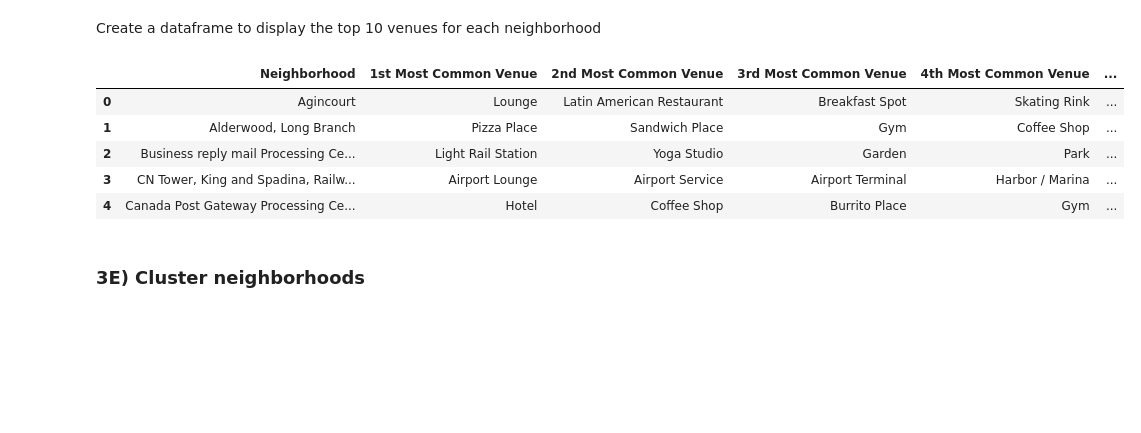
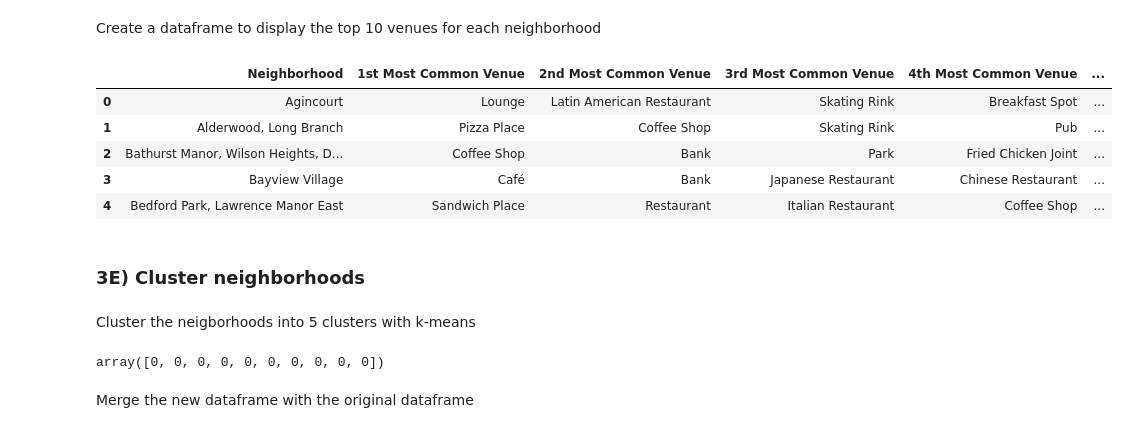
Before and after one commit to MarkusMlineritsch/TestRepo, a Jupyter notebook: Applied Data Science Capstone Assignment Week 3.ipynb, the cells around one changed output. Drawn from its saved outputs; the diff is of its cells as text; code cells hidden in the pictures; blank space fills up the shorter version.

```diff
--- a/Applied Data Science Capstone Assignment Week 3.ipynb
+++ b/Applied Data Science Capstone Assignment Week 3.ipynb
@@ -308,6 +305,7 @@ radius = 500
 
 toronto_venues = getNearbyVenues(
     names=df_tor_comb["Neighborhood"],
+    boroughs=df_tor_comb["Borough"],
     latitudes=df_tor_comb["Latitude"],
     longitudes=df_tor_comb["Longitude"]
 )
@@ -387,6 +384,7 @@ toronto_onehot = pd.get_dummies(toronto_venues[['Venue Category']], prefix="", p
 
 # add neighborhood column back to dataframe
 toronto_onehot['Neighborhood'] = toronto_venues['Neighborhood']
+toronto_onehot['Borough'] = toronto_venues['Borough']
 
 # move neighborhood column to the first column
 fixed_columns = [toronto_onehot.columns[-1]] + list(toronto_onehot.columns[:-1])
@@ -406,5 +424,5 @@ Group rows by neighborhood and calculate the mean of the frequency of each categ
 # %%
-toronto_grouped = toronto_onehot.groupby('Neighborhood').mean().reset_index()
+toronto_grouped = toronto_onehot.groupby(['Neighborhood', 'Borough']).mean().reset_index()
 print("Shape of new dataframe:", toronto_grouped.shape)
 toronto_grouped
 # %% [output]
@@ -429,5 +447,7 @@ Shape of new dataframe: (42, 204)
 # %% [markdown]
 Print the top 5 most common venues of each neighborhood
+# %%
+toronto_grouped.drop("Borough", axis=1, inplace=True)
 # %%
 num_top_venues = 5
 
@@ -471,30 +491,47 @@ Create a dataframe to display the top 10 venues for each neighborhood
 # %%
 num_top_venues = 10
 
 indicators = ['st', 'nd', 'rd']
 
 # create columns according to number of top venues
 columns = ['Neighborhood']
 for ind in np.arange(num_top_venues):
     try:
-        columns.append('{}{} Most Common Venue'.format(ind+1, indicators[ind]))
+        columns.append(f'{ind+1}{indicators[ind]} Most Common Venue')
     except:
-        columns.append('{}th Most Common Venue'.format(ind+1))
+        columns.append(f'{ind+1}th Most Common Venue')
 
 # create a new dataframe
 neighborhoods_venues_sorted = pd.DataFrame(columns=columns)
 neighborhoods_venues_sorted['Neighborhood'] = toronto_grouped['Neighborhood']
 
 for ind in np.arange(toronto_grouped.shape[0]):
     neighborhoods_venues_sorted.iloc[ind, 1:] = return_most_common_venues(toronto_grouped.iloc[ind, :], num_top_venues)
 
 neighborhoods_venues_sorted.head()
 # %% [output]
 |  | Neighborhood | 1st Most Common Venue | 2nd Most Common Venue | 3rd Most Common Venue | 4th Most Common Venue | ... |
-| 0 | Agincourt | Lounge | Latin American Restaurant | Breakfast Spot | Skating Rink | ... |
-| 1 | Alderwood, Long Branch | Pizza Place | Sandwich Place | Gym | Coffee Shop | ... |
-| 2 | Business reply mail Processing Ce... | Light Rail Station | Yoga Studio | Garden | Park | ... |
-| 3 | CN Tower, King and Spadina, Railw... | Airport Lounge | Airport Service | Airport Terminal | Harbor / Marina | ... |
-| 4 | Canada Post Gateway Processing Ce... | Hotel | Coffee Shop | Burrito Place | Gym | ... |
+| 0 | Agincourt | Lounge | Latin American Restaurant | Skating Rink | Breakfast Spot | ... |
+| 1 | Alderwood, Long Branch | Pizza Place | Coffee Shop | Skating Rink | Pub | ... |
+| 2 | Bathurst Manor, Wilson Heights, D... | Coffee Shop | Bank | Park | Fried Chicken Joint | ... |
+| 3 | Bayview Village | Café | Bank | Japanese Restaurant | Chinese Restaurant | ... |
+| 4 | Bedford Park, Lawrence Manor East | Sandwich Place | Restaurant | Italian Restaurant | Coffee Shop | ... |
 # %% [markdown]
 <h3 id="part3e">3E) Cluster neighborhoods</h3>
+# %% [markdown]
+Cluster the neigborhoods into 5 clusters with k-means
+# %%
+# set number of clusters
+kclusters = 5
+
+toronto_grouped_clustering = toronto_grouped.drop('Neighborhood', axis=1)
+
+# run k-means clustering
+kmeans = KMeans(n_clusters=kclusters, random_state=0).fit(toronto_grouped_clustering)
+
+# check cluster labels generated for each row in the dataframe
+kmeans.labels_[0:10]
+# %% [output]
+array([0, 0, 0, 0, 0, 0, 0, 0, 0, 0])
+# %% [markdown]
+Merge the new dataframe with the original dataframe
```
Also changed, not shown: parts of 34 cells of this notebook.
